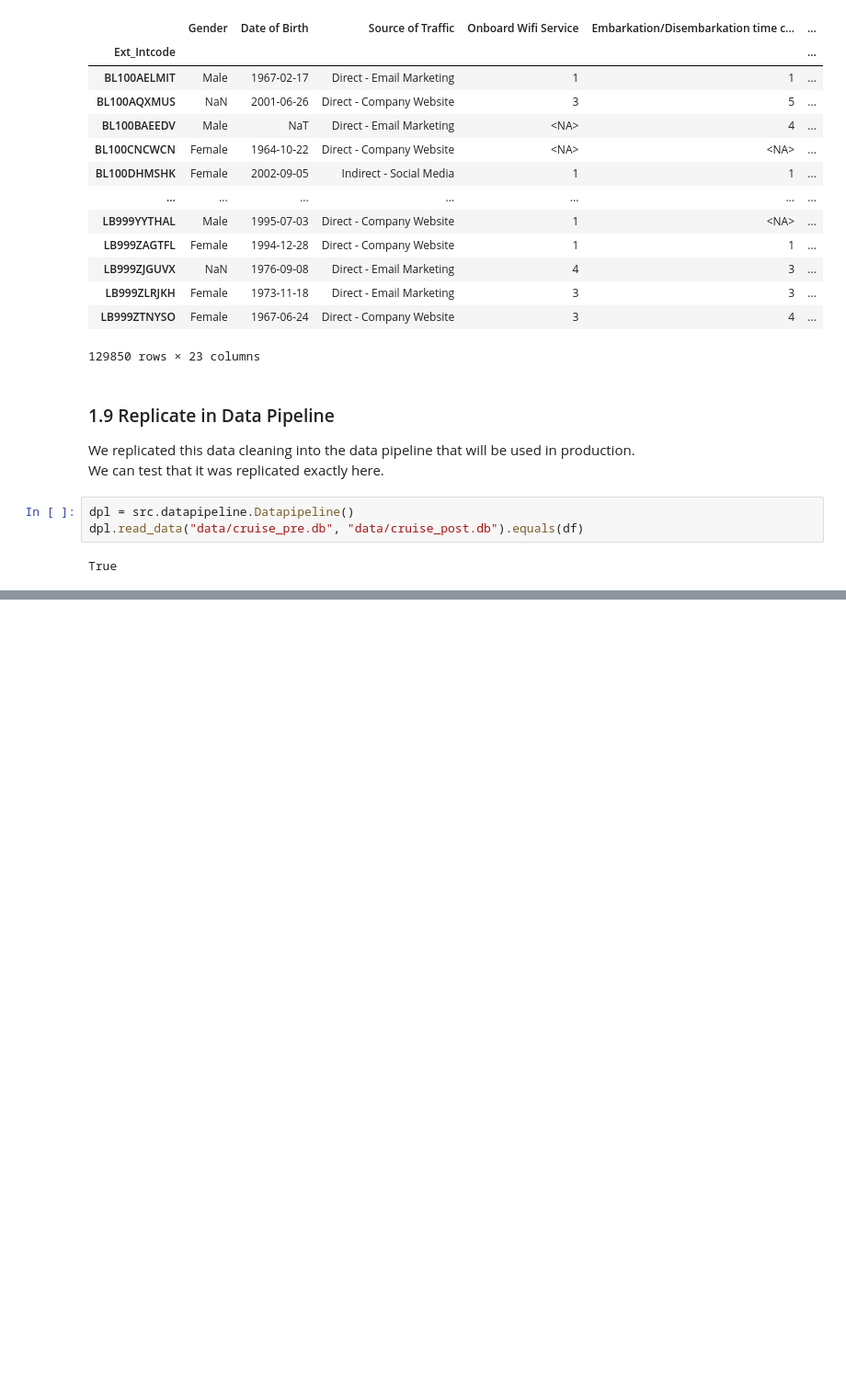
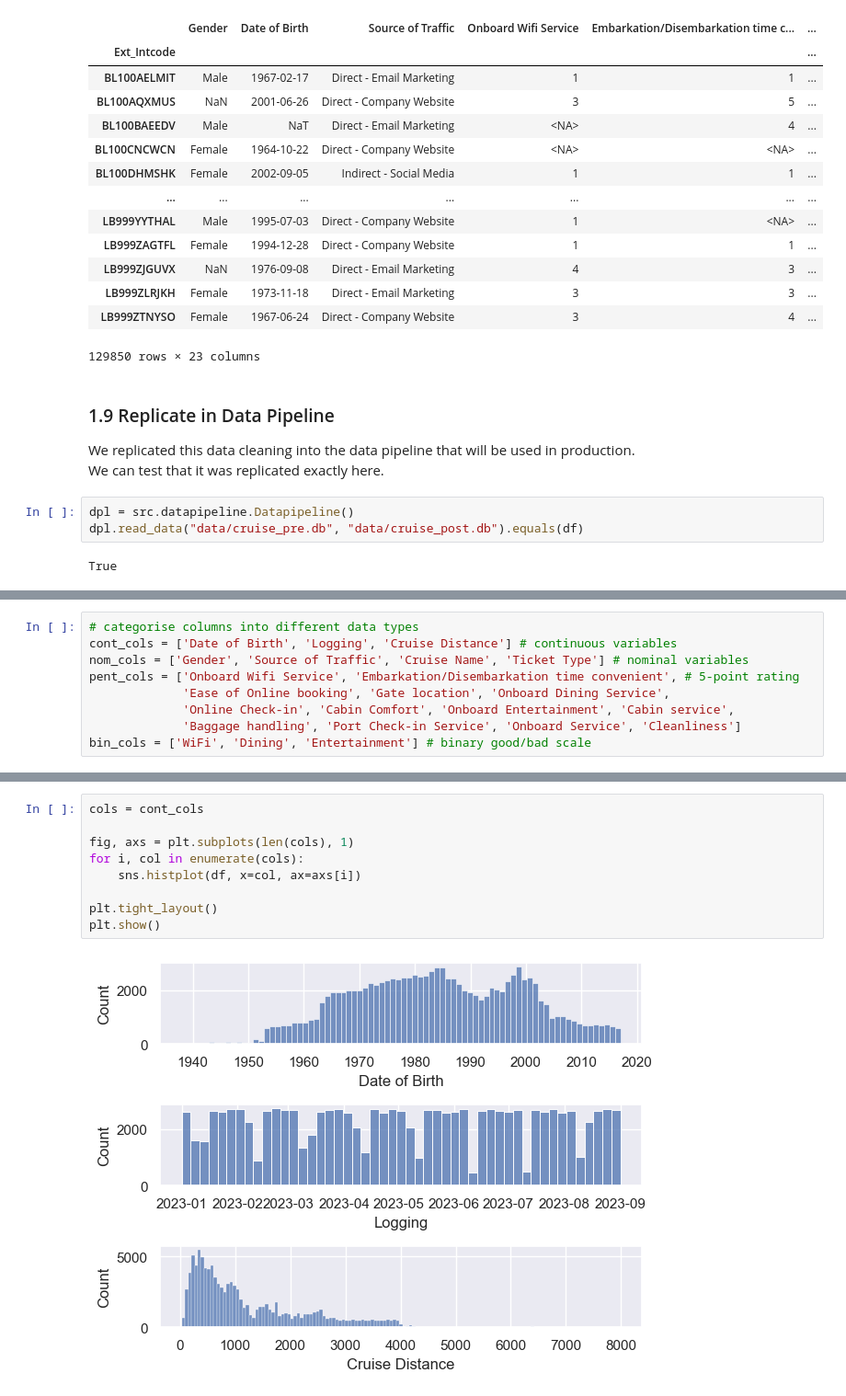
Before and after one commit to BillyLjm/AIAP-15-Assessment, a Jupyter notebook: eda.ipynb, the cells around one changed output, grey strips where cells are left out. Shown at 92% size. Saved outputs shown, nothing was run; the diff lists cells and outputs as text; blank space fills up the shorter version.

Commit message:
exploratory data analysis

```diff
--- a/eda.ipynb
+++ b/eda.ipynb
@@ -335,0 +347,9 @@ df.describe(include='all')
+# %%
+# categorise columns into different data types
+cont_cols = ['Date of Birth', 'Logging', 'Cruise Distance'] # continuous variables
+nom_cols = ['Gender', 'Source of Traffic', 'Cruise Name', 'Ticket Type'] # nominal variables
+pent_cols = ['Onboard Wifi Service', 'Embarkation/Disembarkation time convenient', # 5-point rating
+             'Ease of Online booking', 'Gate location', 'Onboard Dining Service',
+             'Online Check-in', 'Cabin Comfort', 'Onboard Entertainment', 'Cabin service',
+             'Baggage handling', 'Port Check-in Service', 'Onboard Service', 'Cleanliness']
+bin_cols = ['WiFi', 'Dining', 'Entertainment'] # binary good/bad scale
@@ -335,0 +385,11 @@ df.describe(include='all')
+# %%
+cols = cont_cols
+
+fig, axs = plt.subplots(len(cols), 1)
+for i, col in enumerate(cols):
+    sns.histplot(df, x=col, ax=axs[i])
+
+plt.tight_layout()
+plt.show()
+# %% [output]
+[figure, added]
```
Also changed, not shown: parts of 22 cells of this notebook, 1 other file.
